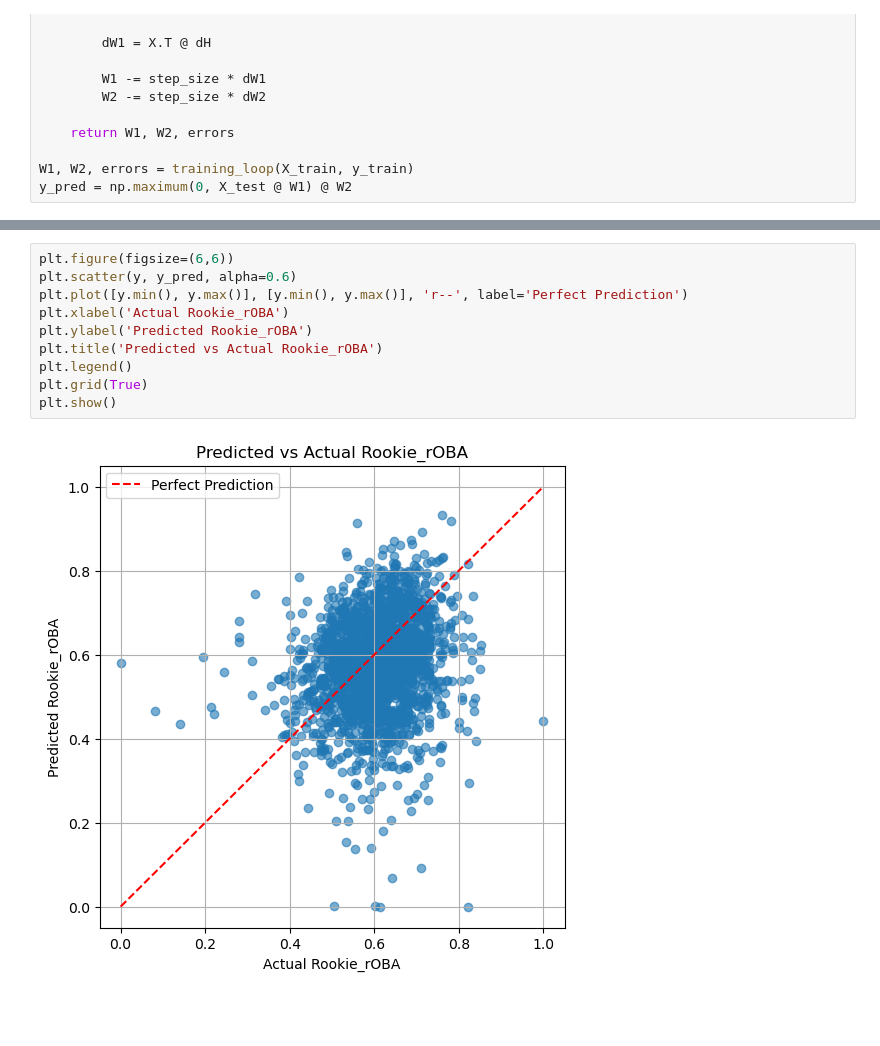
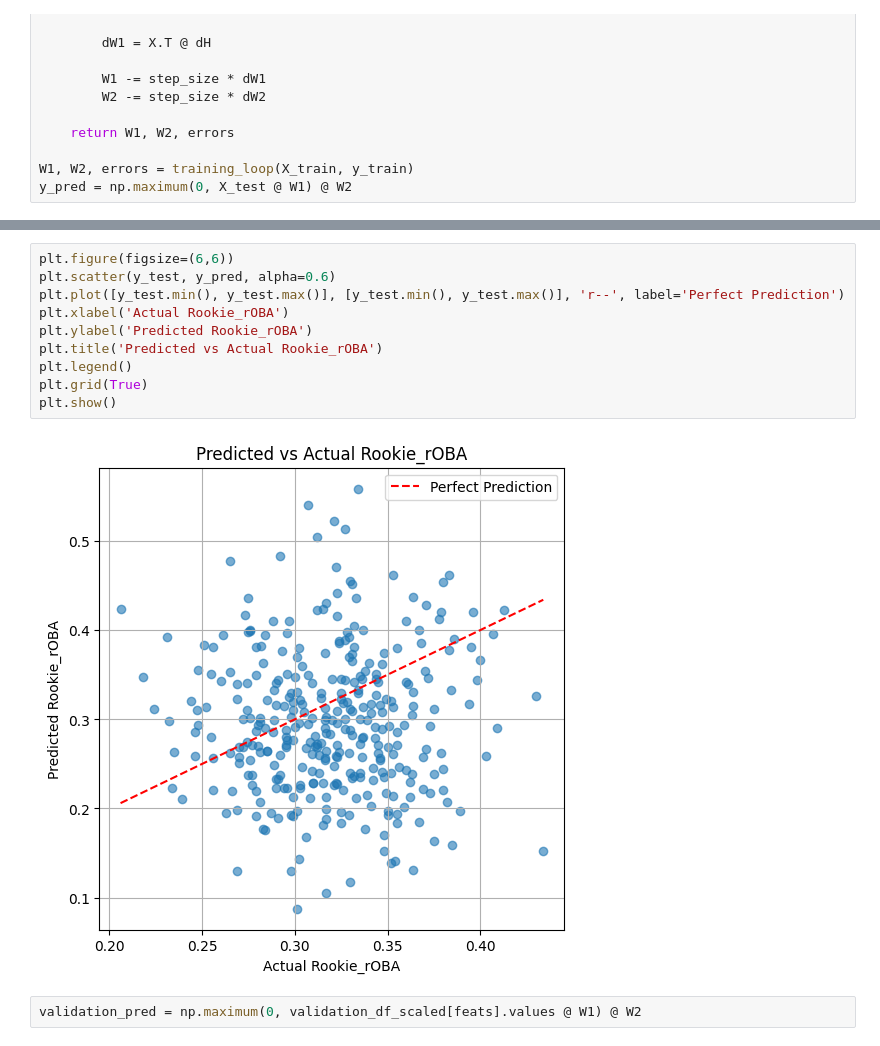
Before and after one commit to finnwormser/wOBA-projection, a Jupyter notebook: MLP_polished.ipynb, the cells around one changed output, grey strips where cells are left out. Drawn from its saved outputs; the diff is of its cells as text; blank space fills up the shorter version.

```diff
--- a/MLP_polished.ipynb
+++ b/MLP_polished.ipynb
@@ -111,12 +119,14 @@ array([[0.2561894 ],
 # %%
 plt.figure(figsize=(6,6))
-plt.scatter(y, y_pred, alpha=0.6)
-plt.plot([y.min(), y.max()], [y.min(), y.max()], 'r--', label='Perfect Prediction')
+plt.scatter(y_test, y_pred, alpha=0.6)
+plt.plot([y_test.min(), y_test.max()], [y_test.min(), y_test.max()], 'r--', label='Perfect Prediction')
 plt.xlabel('Actual Rookie_rOBA')
 plt.ylabel('Predicted Rookie_rOBA')
 plt.title('Predicted vs Actual Rookie_rOBA')
 plt.legend()
 plt.grid(True)
 plt.show()
 # %% [output]
-[figure, old version]
+[figure, new version]
+# %%
+validation_pred = np.maximum(0, validation_df_scaled[feats].values @ W1) @ W2
```
Also changed, not shown: parts of 6 cells of this notebook.
